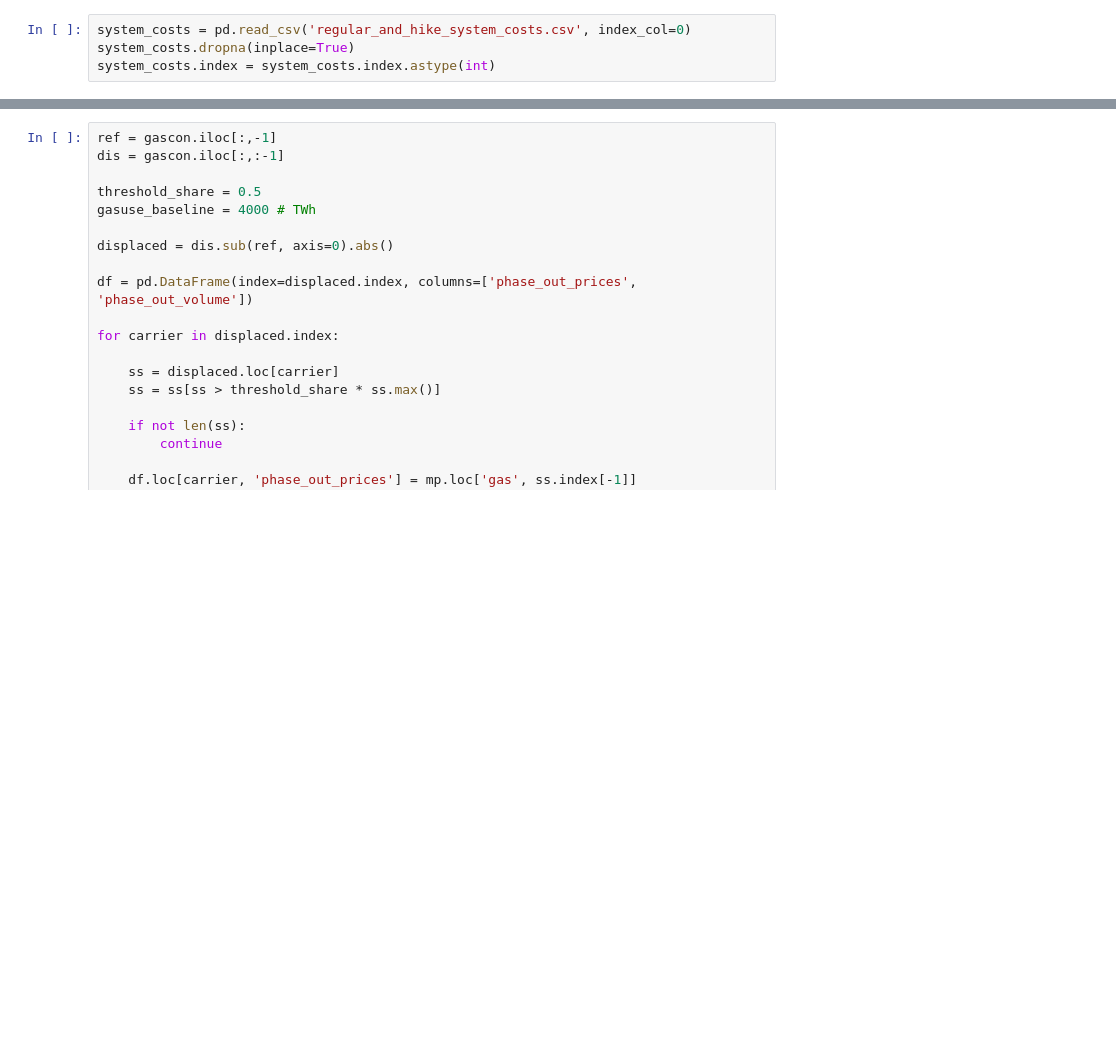
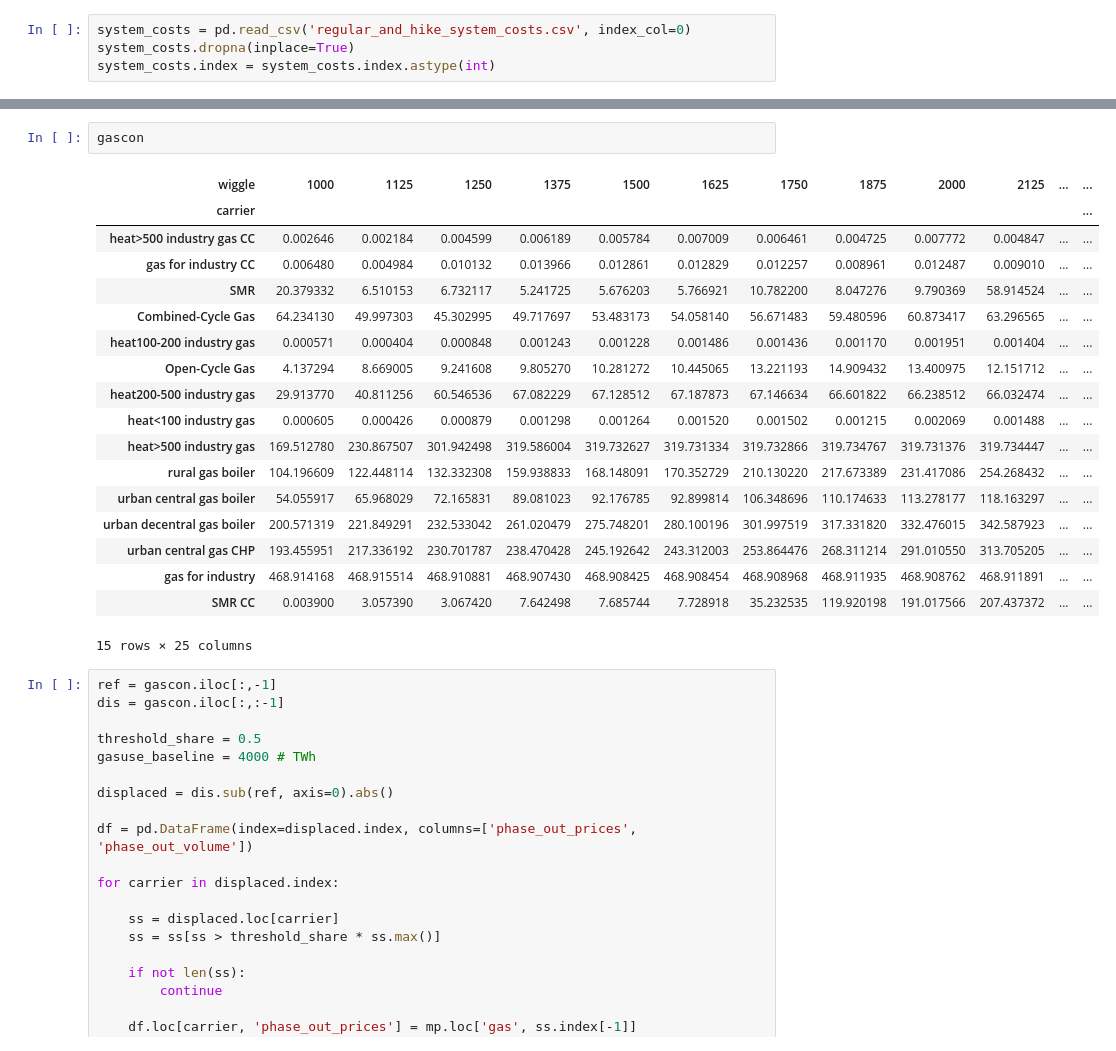
Before and after one commit to LukasFrankenQ/resilient-pypsa-eur, a Jupyter notebook: notebooks/plot_gas_usage.ipynb, the cells around one changed output, grey strips where cells are left out. Saved outputs shown, nothing was run; the diff lists cells and outputs as text; blank space fills up the shorter version.

```diff
--- a/notebooks/plot_gas_usage.ipynb
+++ b/notebooks/plot_gas_usage.ipynb
@@ -490,3 +501,24 @@ plt.show()
+# %%
+gascon
+# %% [output]
+| wiggle | 1000 | 1125 | 1250 | 1375 | 1500 | 1625 | 1750 | 1875 | 2000 | 2125 | ... | ... |
+| carrier |  |  |  |  |  |  |  |  |  |  |  | ... |
+| heat>500 industry gas CC | 0.002646 | 0.002184 | 0.004599 | 0.006189 | 0.005784 | 0.007009 | 0.006461 | 0.004725 | 0.007772 | 0.004847 | ... | ... |
+| gas for industry CC | 0.006480 | 0.004984 | 0.010132 | 0.013966 | 0.012861 | 0.012829 | 0.012257 | 0.008961 | 0.012487 | 0.009010 | ... | ... |
+| SMR | 20.379332 | 6.510153 | 6.732117 | 5.241725 | 5.676203 | 5.766921 | 10.782200 | 8.047276 | 9.790369 | 58.914524 | ... | ... |
+| Combined-Cycle Gas | 64.234130 | 49.997303 | 45.302995 | 49.717697 | 53.483173 | 54.058140 | 56.671483 | 59.480596 | 60.873417 | 63.296565 | ... | ... |
+| heat100-200 industry gas | 0.000571 | 0.000404 | 0.000848 | 0.001243 | 0.001228 | 0.001486 | 0.001436 | 0.001170 | 0.001951 | 0.001404 | ... | ... |
+| Open-Cycle Gas | 4.137294 | 8.669005 | 9.241608 | 9.805270 | 10.281272 | 10.445065 | 13.221193 | 14.909432 | 13.400975 | 12.151712 | ... | ... |
+| heat200-500 industry gas | 29.913770 | 40.811256 | 60.546536 | 67.082229 | 67.128512 | 67.187873 | 67.146634 | 66.601822 | 66.238512 | 66.032474 | ... | ... |
+| heat<100 industry gas | 0.000605 | 0.000426 | 0.000879 | 0.001298 | 0.001264 | 0.001520 | 0.001502 | 0.001215 | 0.002069 | 0.001488 | ... | ... |
+| heat>500 industry gas | 169.512780 | 230.867507 | 301.942498 | 319.586004 | 319.732627 | 319.731334 | 319.732866 | 319.734767 | 319.731376 | 319.734447 | ... | ... |
+| rural gas boiler | 104.196609 | 122.448114 | 132.332308 | 159.938833 | 168.148091 | 170.352729 | 210.130220 | 217.673389 | 231.417086 | 254.268432 | ... | ... |
+| urban central gas boiler | 54.055917 | 65.968029 | 72.165831 | 89.081023 | 92.176785 | 92.899814 | 106.348696 | 110.174633 | 113.278177 | 118.163297 | ... | ... |
+| urban decentral gas boiler | 200.571319 | 221.849291 | 232.533042 | 261.020479 | 275.748201 | 280.100196 | 301.997519 | 317.331820 | 332.476015 | 342.587923 | ... | ... |
+| urban central gas CHP | 193.455951 | 217.336192 | 230.701787 | 238.470428 | 245.192642 | 243.312003 | 253.864476 | 268.311214 | 291.010550 | 313.705205 | ... | ... |
+| gas for industry | 468.914168 | 468.915514 | 468.910881 | 468.907430 | 468.908425 | 468.908454 | 468.908968 | 468.911935 | 468.908762 | 468.911891 | ... | ... |
+| SMR CC | 0.003900 | 3.057390 | 3.067420 | 7.642498 | 7.685744 | 7.728918 | 35.232535 | 119.920198 | 191.017566 | 207.437372 | ... | ... |
+15 rows × 25 columns
 # %%
 ref = gascon.iloc[:,-1]
 dis = gascon.iloc[:,:-1]
```
Also changed, not shown: parts of 37 cells of this notebook, 2 other files.
